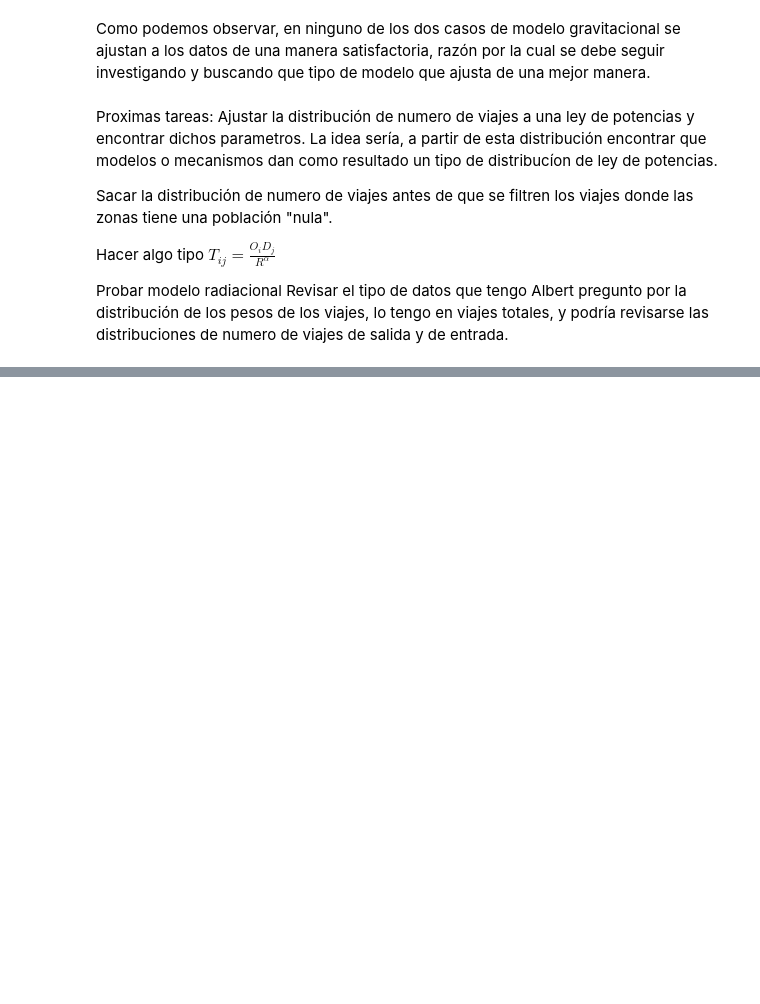
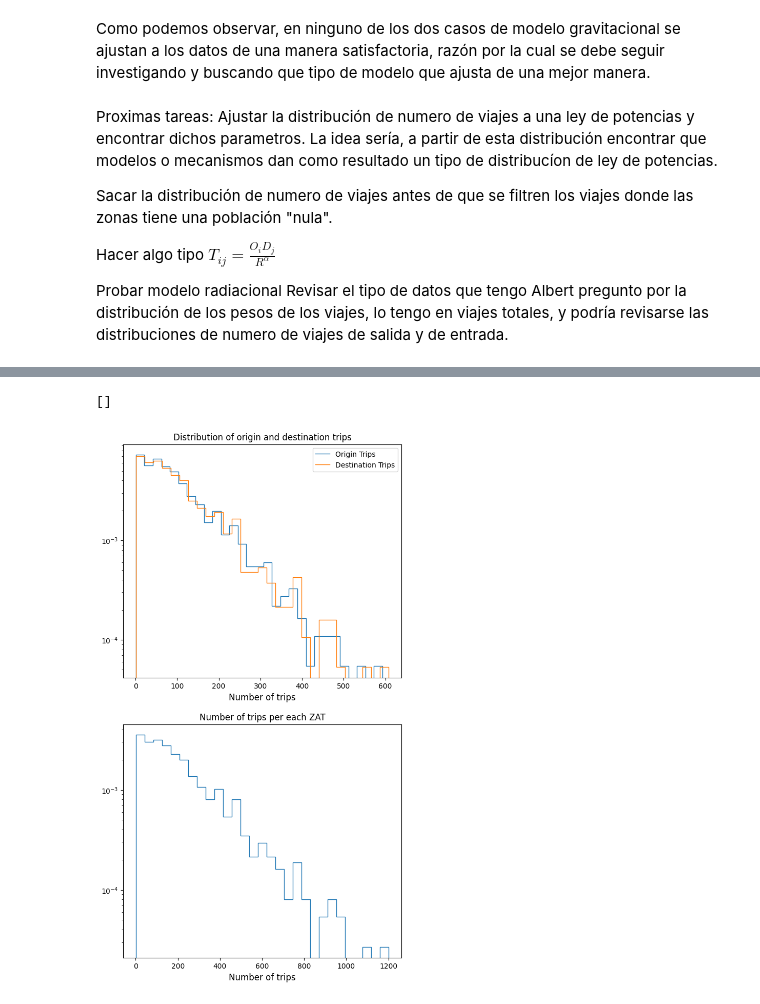
Before and after one commit to saramirezva/Mobility-Models-Bogot-, a Jupyter notebook: mobility_models.ipynb, the cells around one changed output, grey strips where cells are left out. Saved outputs shown, nothing was run; the diff lists cells and outputs as text; code cells hidden in the pictures; blank space fills up the shorter version.

Commit message:
Distributions of number of trips

```diff
--- a/mobility_models.ipynb
+++ b/mobility_models.ipynb
@@ -374,0 +416,48 @@ Albert pregunto por la distribución de los pesos de los viajes, lo tengo en via
+# %%
+# Counting the number of origin trips of each ZAT
+
+origin_trips = (num_trips_df.groupby('zat_origen', as_index=False)['trips']
+                .agg('sum')
+                .sort_values(by='trips', ascending=False))
+dest_trips = (num_trips_df.groupby('zat_destino', as_index=False)['trips']
+                .agg('sum')
+                .sort_values(by='trips', ascending=False))
+total_trips = origin_trips.merge(dest_trips, left_on='zat_origen', right_on='zat_destino')
+total_trips['trips']=total_trips[['trips_x', 'trips_y']].sum(axis=1)
+total_trips = (total_trips.drop(columns=['trips_x', 'trips_y', 'zat_destino'])
+                          .rename(columns={'zat_origen': 'ZAT'}))
+# Adding the mising zats that only have one trip
+miss_zats = list(set(origin_trips['zat_origen'])^set(dest_trips['zat_destino']))
+new_data= pd.DataFrame({'ZAT': miss_zats,
+           'trips':np.ones(len(miss_zats))})
+total_trips = pd.concat([total_trips, new_data], ignore_index=True)
+
+# Distribution of number of trips per origin and destination
+# In other words the nodal strenght
+bins = int(len(origin_trips)/30)
+org_y, org_x = np.histogram(origin_trips['trips'], bins=bins, density=True)
+dest_y, dest_x = np.histogram(dest_trips['trips'], bins=bins, density=True)
+# Distribution of number of trips per each ZAT
+tot_y, tot_x = np.histogram(total_trips['trips'], bins=bins, density=True)
+
+# Ploting the distributions
+fig, ax = plt.subplots(2, figsize = (7,13))
+# Distributon of origin and destination trips
+ax[0].stairs(org_y, org_x, label='Origin Trips')
+ax[0].stairs(dest_y, dest_x, label='Destination Trips')
+ax[0].set_xlabel('Number of trips', fontsize = 12)
+ax[0].legend()
+#ax[0].set_xscale('log')
+ax[0].set_yscale('log')
+ax[0].set_title('Distribution of origin and destination trips')
+# Distributions of trips per ZAT
+ax[1].stairs(tot_y, tot_x)
+ax[1].set_xlabel('Number of trips', fontsize = 12)
+#ax[1].set_xscale('log')
+ax[1].set_yscale('log')
+ax[1].set_title('Number of trips per each ZAT')
+
+plt.plot()
+# %% [output]
+[]
+[figure, added]
```
Also changed, not shown: parts of 8 cells of this notebook, 1 other file.
